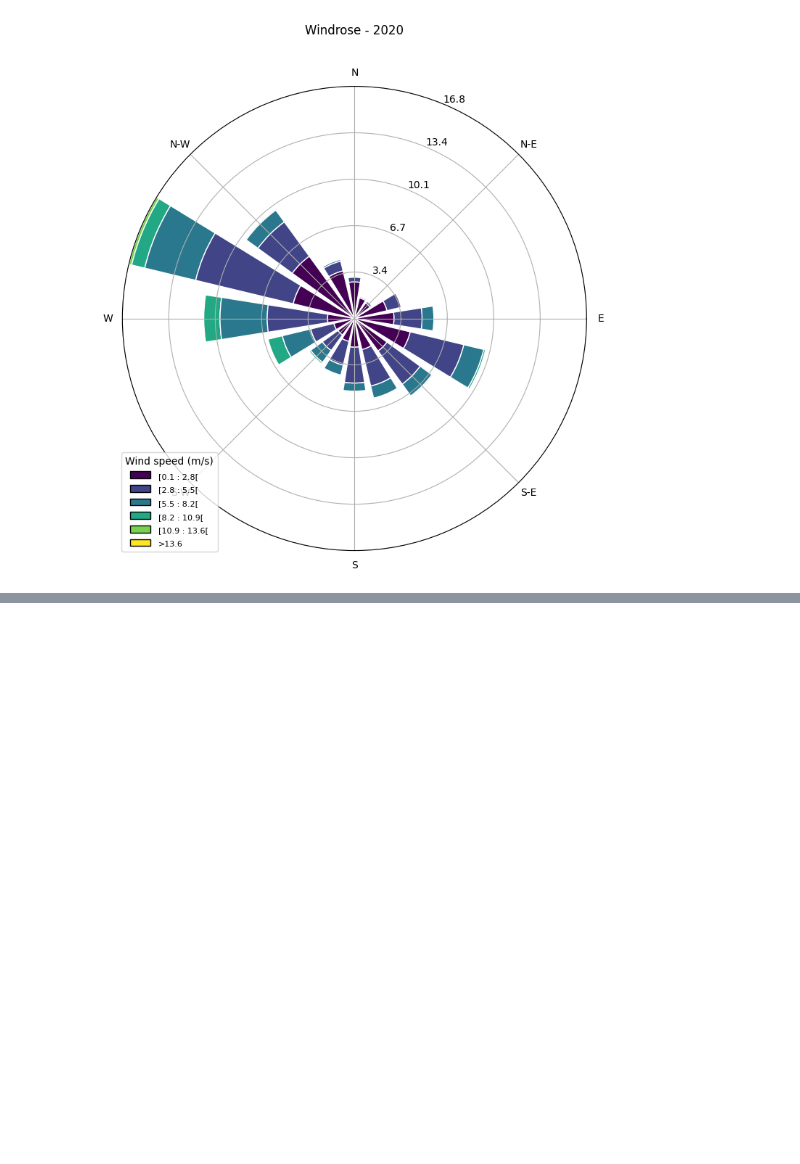
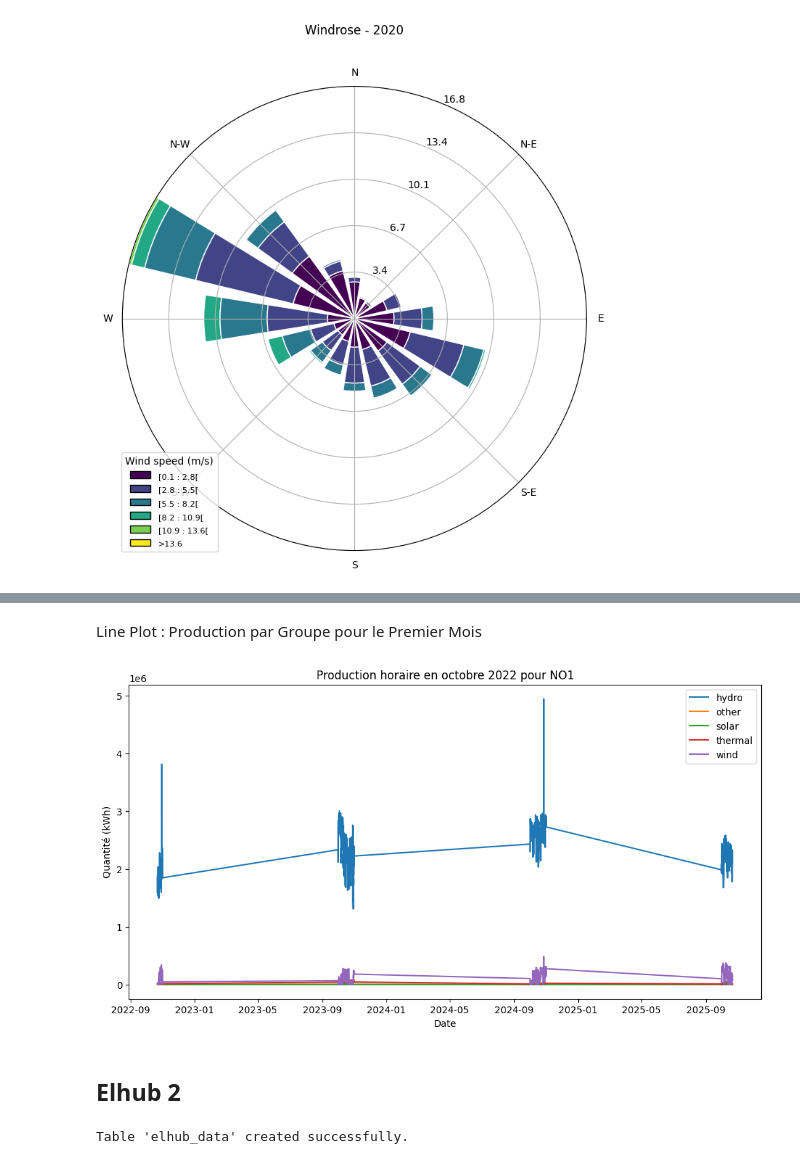
Before and after one commit to Ficus22/IND320-ProjectWork, a Jupyter notebook: Notebook/notebook-project1.ipynb, the cells around one changed output, grey strips where cells are left out. Cells and saved outputs as stored; diff of their text form; code cells hidden in the pictures; blank space fills up the shorter version.

```diff
--- a/Notebook/notebook-project1.ipynb
+++ b/Notebook/notebook-project1.ipynb
@@ -354,0 +620,42 @@ plt.show()
+# %% [markdown]
+Line Plot : Production par Groupe pour le Premier Mois
+# %%
+# Filtrer pour octobre 2022
+df_october = df_filtered[df_filtered["START_TIME"].dt.month == 10]
+
+# aggréger les doublons
+df_october = df_october.groupby(["START_TIME", "PRODUCTION_GROUP"], as_index=False)["QUANTITY_KWH"].sum()
+
+# Pivot pour avoir chaque groupe en colonne
+pivot_df = df_october.pivot(index="START_TIME", columns="PRODUCTION_GROUP", values="QUANTITY_KWH")
+
+
+# Tracer les lignes
+plt.figure(figsize=(12, 6))
+for column in pivot_df.columns:
+    plt.plot(pivot_df.index, pivot_df[column], label=column)
+plt.title(f"Production horaire en octobre 2022 pour {price_area}")
+plt.xlabel("Date")
+plt.ylabel("Quantité (kWh)")
+plt.legend()
+plt.show()
+# %% [output]
+[figure, added]
+# %% [markdown]
+## Elhub 2
+# %%
+# Create a new table in Cassandra
+session.set_keyspace('my_ind320_keyspace')
+session.execute("""
+CREATE TABLE IF NOT EXISTS elhub_data (
+    price_area text,
+    production_group text,
+    start_time timestamp,
+    quantity_kwh double,
+    PRIMARY KEY ((price_area, production_group), start_time)
+) WITH CLUSTERING ORDER BY (start_time DESC);
+
+""")
+print("Table 'elhub_data' created successfully.")
+# %% [output]
+Table 'elhub_data' created successfully.
```
Also changed, not shown: parts of 34 cells of this notebook, 2 other files.
